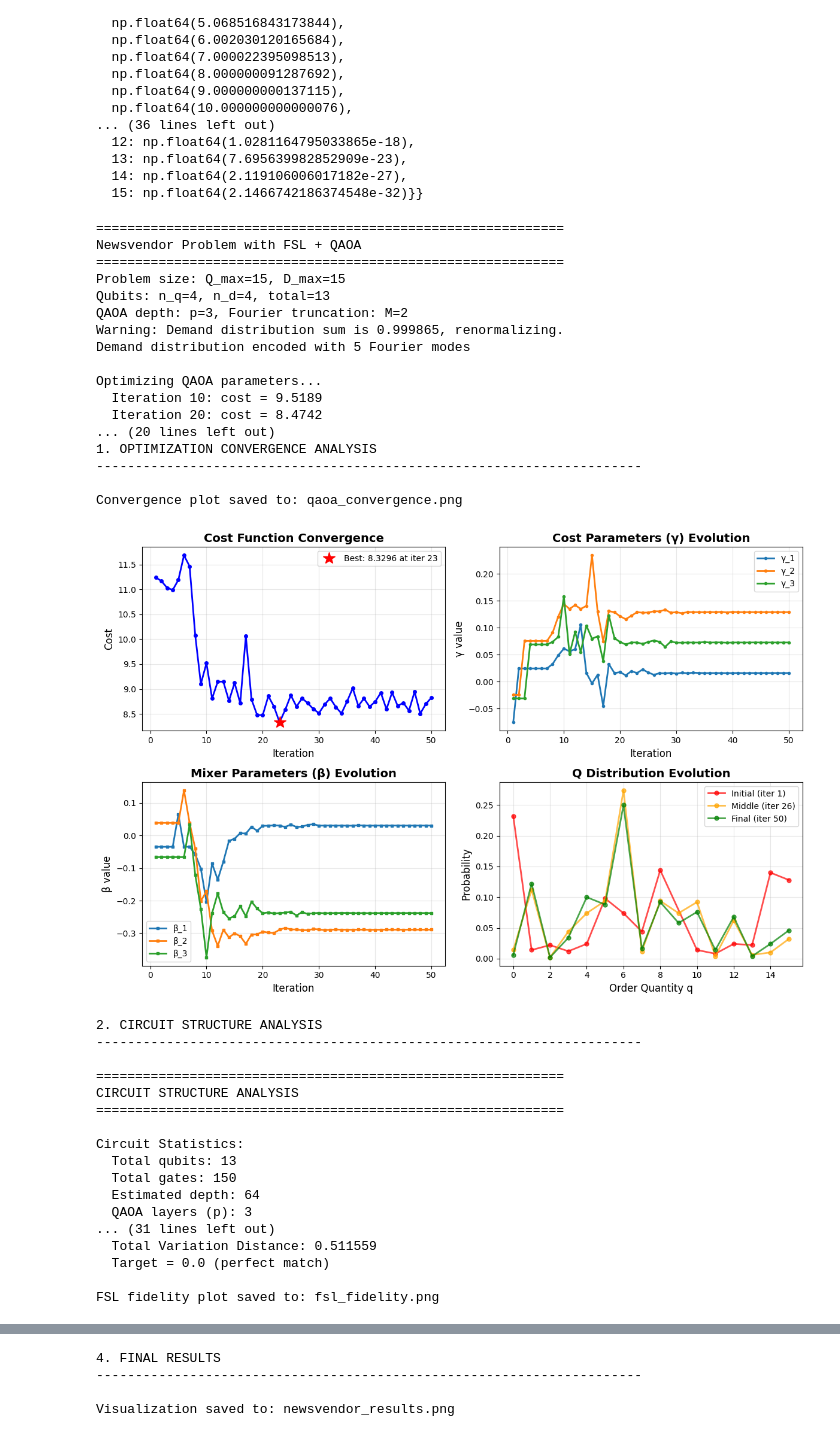
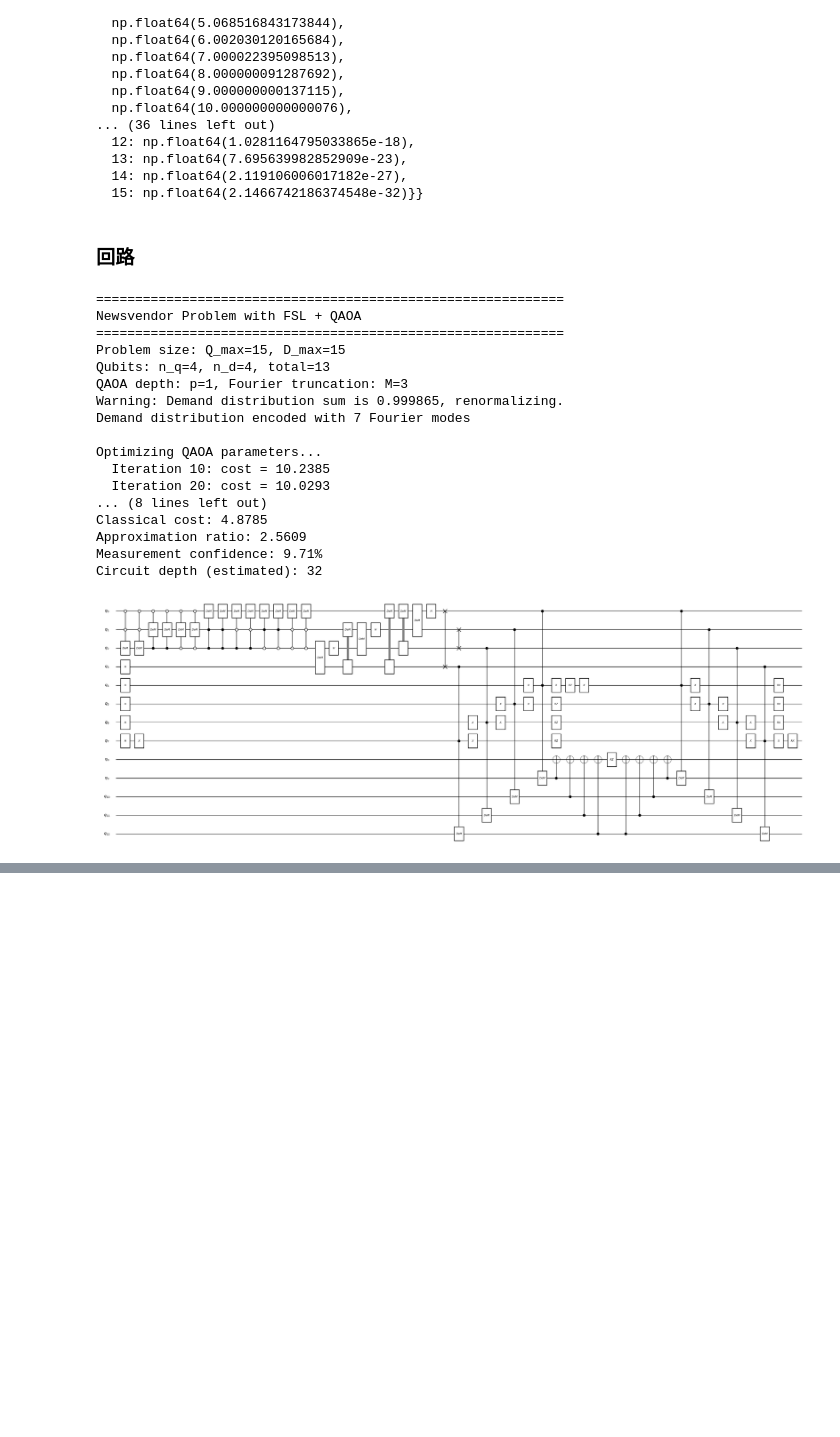
Before and after one commit to ReiMatsuzaki/qc_ft_prob, a Jupyter notebook: notebooks/08_newsvendor.ipynb, the cells around one changed output, grey strips where cells are left out. Cells and saved outputs as stored; diff of their text form; code cells hidden in the pictures; blank space fills up the shorter version.

```diff
--- a/notebooks/08_newsvendor.ipynb
+++ b/notebooks/08_newsvendor.ipynb
@@ -160,52 +163,43 @@ Cost at boundaries:
   13: np.float64(7.695639982852909e-23),
   14: np.float64(2.119106006017182e-27),
   15: np.float64(2.1466742186374548e-32)}}
+# %% [markdown]
+### 回路
 # %%
+mu, sigma = 3, 1
+D_max = 15
+Q_max = 15
+demand_pdf = lambda x: norm.pdf(x, mu, sigma)
 result = solve_newsvendor_qaoa(
     demand_dist=demand_pdf,
     c=1.0,
     lam=15.0,
     Q_max=Q_max,
     D_max=D_max,
-    p=3,            # QAOA深さ
-    M=2,            # フーリエ打ち切り次数
+    p=1,            # QAOA深さ
+    M=3,            # フーリエ打ち切り次数
     n_shots=500,    # 測定回数
     verbose=True
 )
-comprehensive_analysis(result)
+# comprehensive_analysis(result)
+
+circuit_drawer(result['final_circuit'], "mpl")
 # %% [output]
 ============================================================
 Newsvendor Problem with FSL + QAOA
 ============================================================
 Problem size: Q_max=15, D_max=15
 Qubits: n_q=4, n_d=4, total=13
-QAOA depth: p=3, Fourier truncation: M=2
+QAOA depth: p=1, Fourier truncation: M=3
 Warning: Demand distribution sum is 0.999865, renormalizing.
-Demand distribution encoded with 5 Fourier modes
+Demand distribution encoded with 7 Fourier modes
 
 Optimizing QAOA parameters...
-  Iteration 10: cost = 9.5189
-  Iteration 20: cost = 8.4742
-... (20 lines left out)
-1. OPTIMIZATION CONVERGENCE ANALYSIS
-----------------------------------------------------------------------
-
-Convergence plot saved to: qaoa_convergence.png
+  Iteration 10: cost = 10.2385
+  Iteration 20: cost = 10.0293
+... (8 lines left out)
+Classical cost: 4.8785
+Approximation ratio: 2.5609
+Measurement confidence: 9.71%
+Circuit depth (estimated): 32
-[figure, old version]
+[figure, new version]
-2. CIRCUIT STRUCTURE ANALYSIS
-----------------------------------------------------------------------
-
-============================================================
-CIRCUIT STRUCTURE ANALYSIS
-============================================================
-
-Circuit Statistics:
-  Total qubits: 13
-  Total gates: 150
-  Estimated depth: 64
-  QAOA layers (p): 3
-... (31 lines left out)
-  Total Variation Distance: 0.511559
-  Target = 0.0 (perfect match)
-
-FSL fidelity plot saved to: fsl_fidelity.png
@@ -213,4 +205,0 @@ FSL fidelity plot saved to: fsl_fidelity.png
-4. FINAL RESULTS
-----------------------------------------------------------------------
-
-Visualization saved to: newsvendor_results.png
```
Also changed, not shown: parts of 5 cells of this notebook, 2 other files.
